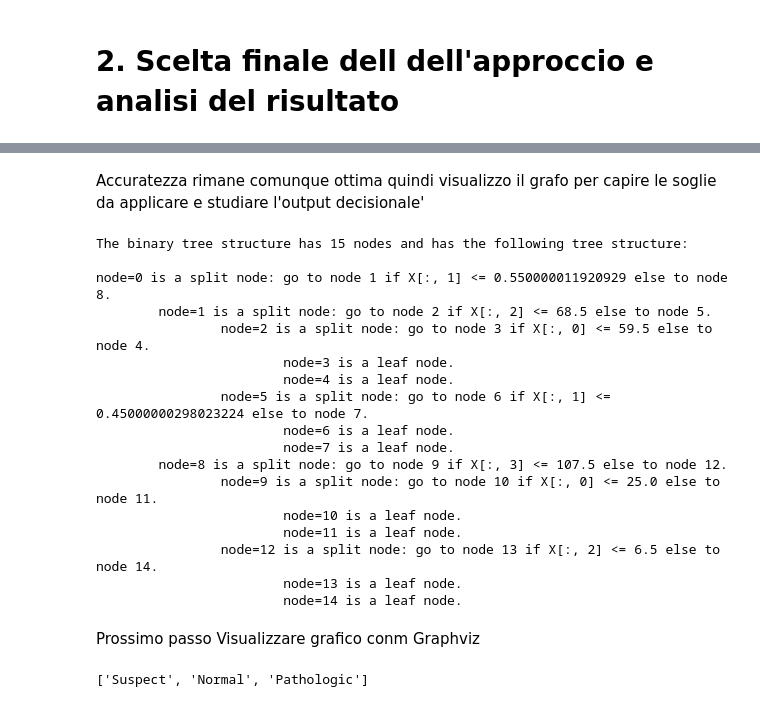
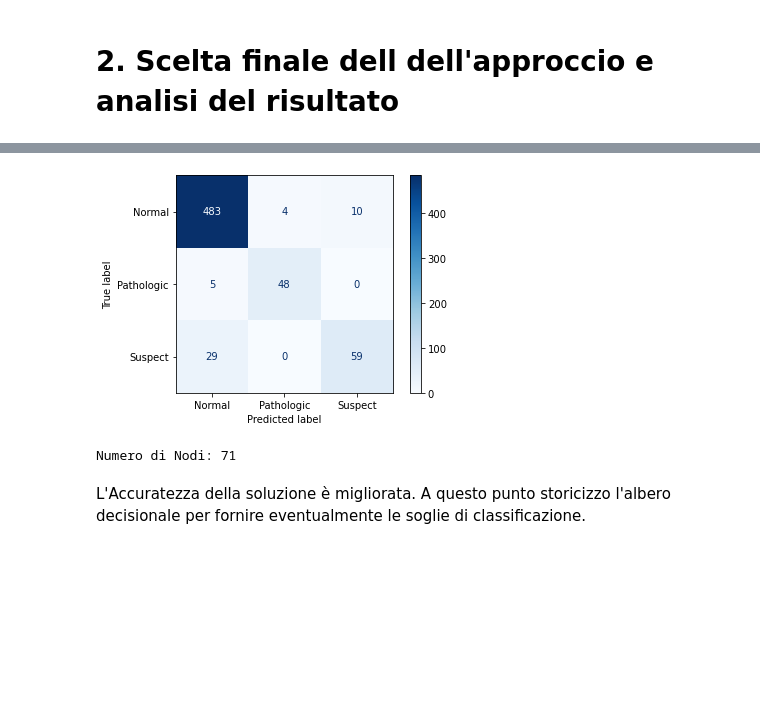
Before and after one commit to manuelciervo/MulticlassClassificationProblem, a Jupyter notebook: Stato Fetal - Classificazione/project_notebook.ipynb, the cells around one changed output, grey strips where cells are left out. Drawn from its saved outputs; the diff is of its cells as text; code cells hidden in the pictures; blank space fills up the shorter version.

```diff
--- a/Stato Fetal - Classificazione/project_notebook.ipynb
+++ b/Stato Fetal - Classificazione/project_notebook.ipynb
@@ -230,0 +204,9 @@ y_pred_DTC_FS = clf_DTC_FS.predict(X_test)
+# %%
+#Combinazione di parametri da testare
+tree_para = {'criterion':['gini','entropy'],
+             'max_depth':list(range(1,10))}
+# %%
+#Applico GridSearchCV
+grid = GridSearchCV(DecisionTreeClassifier(), param_grid= tree_para, cv = 10, verbose= 1, n_jobs=-1)
+# %%
+grid.fit(X_train[feature_to_select], y_train)
@@ -231 +223,6 @@ y_pred_DTC_FS = clf_DTC_FS.predict(X_test)
+# %%
+#Passo gli iperparametri trovati all'Albero Decisionale e effetuato la valutazione del modello
+clf_DTC_FS = DecisionTreeClassifier(random_state=SEED, criterion=grid.best_params_["criterion"],max_depth= grid.best_params_["max_depth"])
+clf_DTC_FS.fit(X_train[feature_to_select], y_train)
+y_pred_DTC_FS = clf_DTC_FS.predict(X_test[feature_to_select])
 # %%
@@ -255,2 +241,0 @@ weighted avg       0.91      0.90      0.90       638
-# %% [markdown]
-Accuratezza rimane comunque ottima quindi visualizzo il grafo per capire le soglie da applicare e studiare l'output decisionale'
@@ -308,27 +242,12 @@ def trees_analysis(clf):
-# %%
-trees_analysis(clf_DTC_FS)
-# %% [output]
-The binary tree structure has 15 nodes and has the following tree structure:
-
-node=0 is a split node: go to node 1 if X[:, 1] <= 0.550000011920929 else to node 8.
-        node=1 is a split node: go to node 2 if X[:, 2] <= 68.5 else to node 5.
-                node=2 is a split node: go to node 3 if X[:, 0] <= 59.5 else to node 4.
-                        node=3 is a leaf node.
-                        node=4 is a leaf node.
-                node=5 is a split node: go to node 6 if X[:, 1] <= 0.45000000298023224 else to node 7.
-                        node=6 is a leaf node.
-                        node=7 is a leaf node.
-        node=8 is a split node: go to node 9 if X[:, 3] <= 107.5 else to node 12.
-                node=9 is a split node: go to node 10 if X[:, 0] <= 25.0 else to node 11.
-                        node=10 is a leaf node.
-                        node=11 is a leaf node.
-                node=12 is a split node: go to node 13 if X[:, 2] <= 6.5 else to node 14.
-                        node=13 is a leaf node.
-                        node=14 is a leaf node.
-# %% [markdown]
-Prossimo passo Visualizzare grafico conm Graphviz
-# %%
-list(y.unique())
-# %% [output]
-['Suspect', 'Normal', 'Pathologic']
+# %%
+metrics.plot_confusion_matrix(clf_DTC_FS, X_test[feature_to_select], y_test, cmap = plt.cm.Blues)
+plt.show()
+# %% [output]
+[figure, added]
+# %%
+print("Numero di Nodi:",clf_DTC_FS.tree_.node_count)
+# %% [output]
+Numero di Nodi: 71
+# %% [markdown]
+L'Accuratezza della soluzione è migliorata. A questo punto storicizzo l'albero decisionale per fornire eventualmente le soglie di classificazione.
 # %%
```
Also changed, not shown: parts of 46 cells of this notebook, 6 other files.
